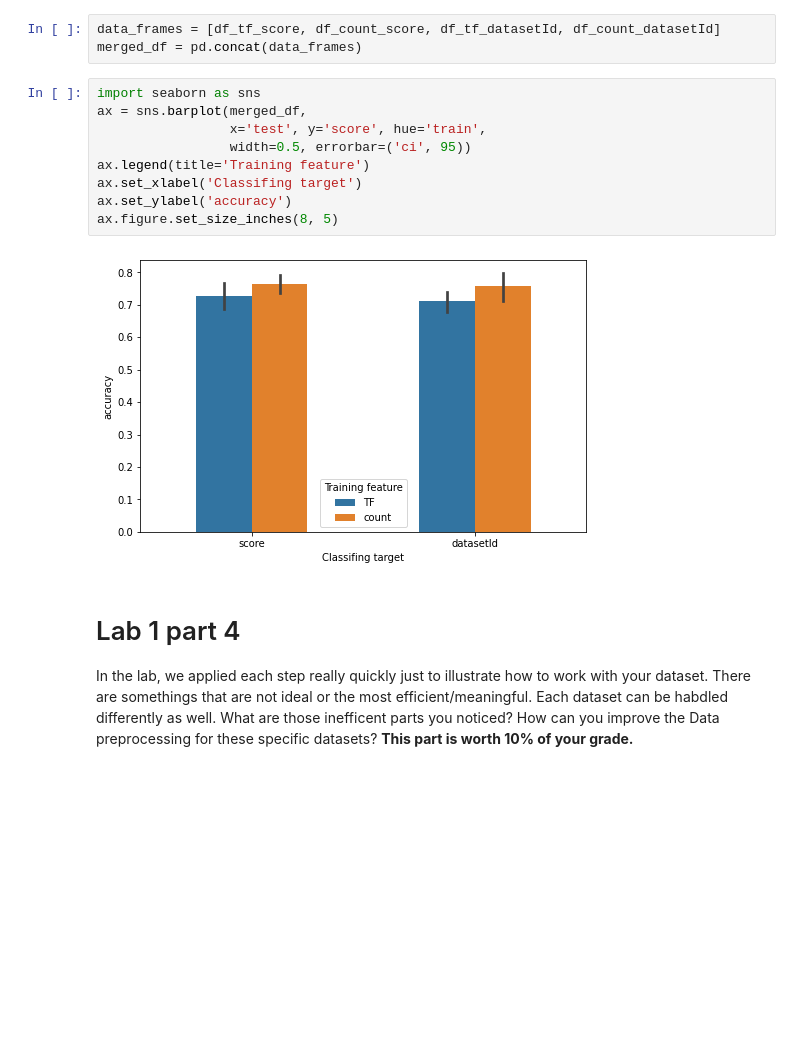
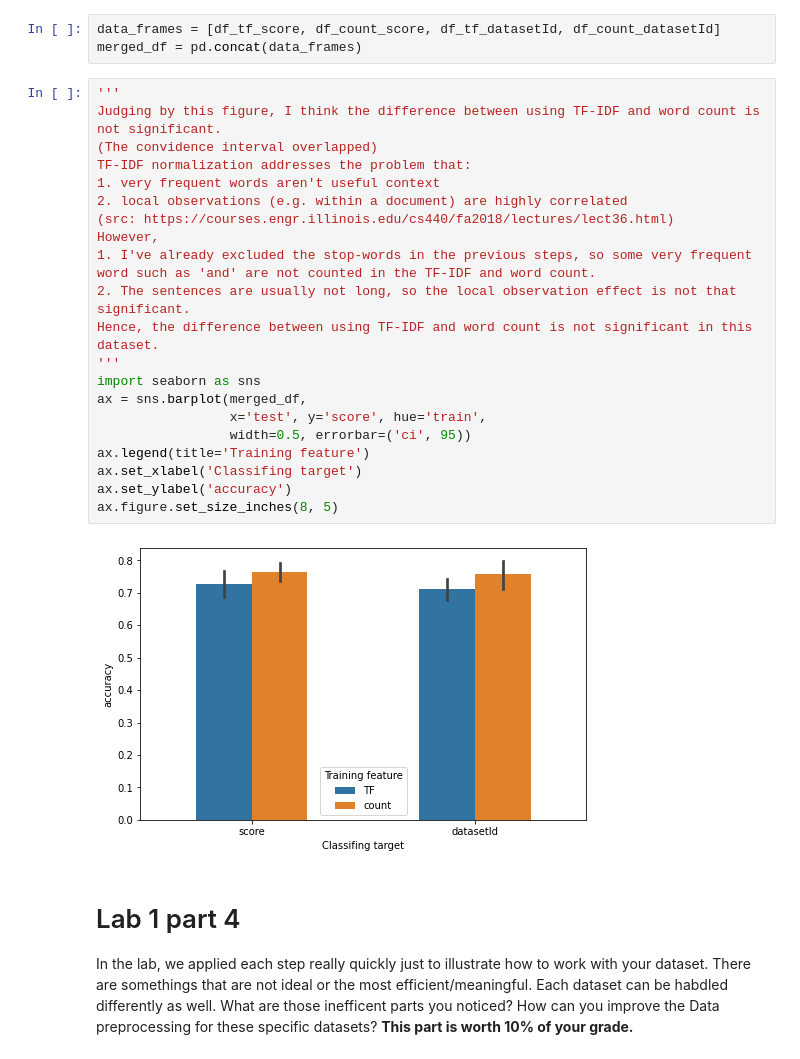
Before and after one commit to provomittt/DM2023-Lab1-Master, a Jupyter notebook: Homework/DM2023-Lab1-Homework.ipynb, the cells around one changed output. Drawn from its saved outputs; the diff is of its cells as text; blank space fills up the shorter version.

```diff
--- a/Homework/DM2023-Lab1-Homework.ipynb
+++ b/Homework/DM2023-Lab1-Homework.ipynb
@@ -543,17 +543,29 @@ df_count_datasetId = MultinomialNB_train(X_count, X.datasetId, 'count', 'dataset
 # %%
 data_frames = [df_tf_score, df_count_score, df_tf_datasetId, df_count_datasetId]
 merged_df = pd.concat(data_frames)
-# %%
-import seaborn as sns
-ax = sns.barplot(merged_df,
-                 x='test', y='score', hue='train',
-                 width=0.5, errorbar=('ci', 95))
-ax.legend(title='Training feature')
-ax.set_xlabel('Classifing target')
-ax.set_ylabel('accuracy')
-ax.figure.set_size_inches(8, 5)
-# %% [output]
-[figure, removed]
+# %%
+'''
+Judging by this figure, I think the difference between using TF-IDF and word count is not significant.
+(The convidence interval overlapped)
+TF-IDF normalization addresses the problem that:
+1. very frequent words aren't useful context
+2. local observations (e.g. within a document) are highly correlated
+(src: https://courses.engr.illinois.edu/cs440/fa2018/lectures/lect36.html)
+However,
+1. I've already excluded the stop-words in the previous steps, so some very frequent word such as 'and' are not counted in the TF-IDF and word count.
+2. The sentences are usually not long, so the local observation effect is not that significant.
+Hence, the difference between using TF-IDF and word count is not significant in this dataset.
+'''
+import seaborn as sns
+ax = sns.barplot(merged_df,
+                 x='test', y='score', hue='train',
+                 width=0.5, errorbar=('ci', 95))
+ax.legend(title='Training feature')
+ax.set_xlabel('Classifing target')
+ax.set_ylabel('accuracy')
+ax.figure.set_size_inches(8, 5)
+# %% [output]
+[figure, added]
 # %% [markdown]
 # Lab 1 part 4
 In the lab, we applied each step really quickly just to illustrate how to work with your dataset. There are somethings that are not ideal or the most efficient/meaningful. Each dataset can be habdled differently as well. What are those inefficent parts you noticed? How can you improve the Data preprocessing for these specific datasets? __This part is worth 10% of your grade.__
```
Also changed, not shown: parts of 1 cell of this notebook.
